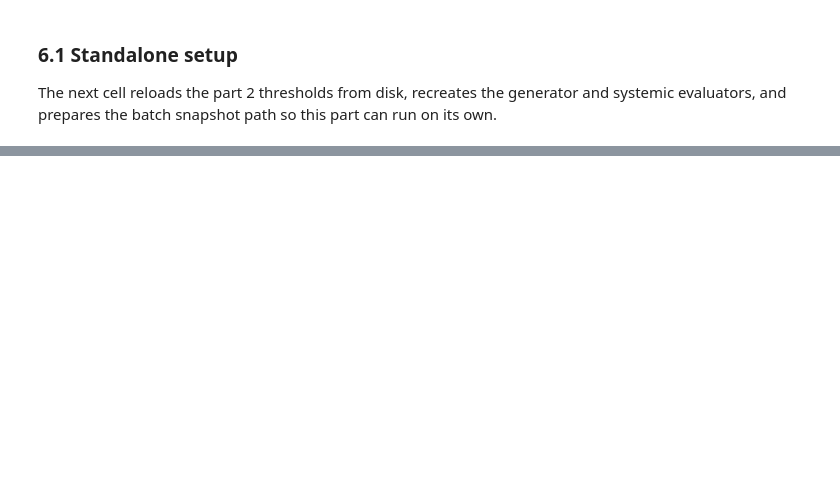
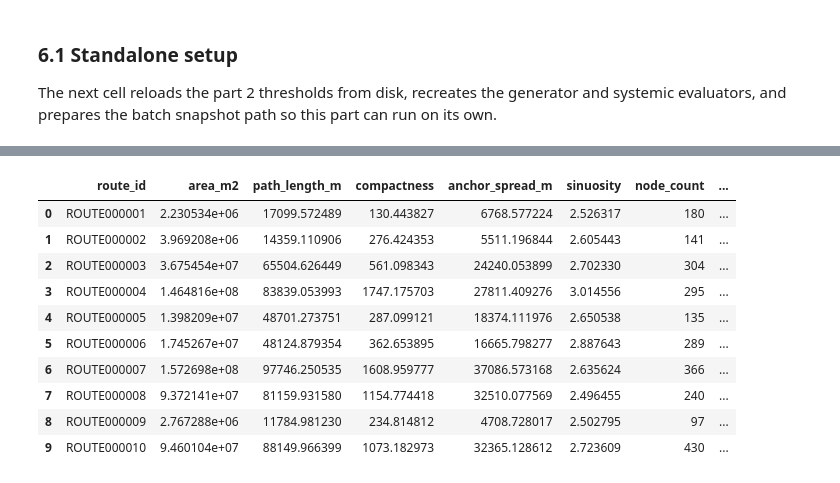
Before and after one commit to giosanchez0208/Thesis, a Jupyter notebook: notebooks/B4_jeepney_rl.ipynb, the cells around one changed output, grey strips where cells are left out. Cells and saved outputs as stored; diff of their text form; code cells hidden in the pictures; blank space fills up the shorter version.

```diff
--- a/notebooks/B4_jeepney_rl.ipynb
+++ b/notebooks/B4_jeepney_rl.ipynb
@@ -993,0 +1108,80 @@ display(current_library.head(10))
+# %%
+import json
+import math
+
+# Load current library
+current_library = load_existing_library(OUTPUT_CSV)
+if current_library.empty:
+    print("No routes in library yet. Run part 3 batch generation first.")
+else:
+    top_routes = current_library.loc[current_library.get('selected_top95', False) == True].copy()
+    if top_routes.empty:
+        top_routes = current_library.head(10)  # Fallback to top 10
+
+    def parse_latlons(json_str):
+        """Parse JSON-encoded lat/lon coordinates."""
+        if isinstance(json_str, str):
+            return json.loads(json_str)
+        return json_str
+
+    def compute_anchor_spread(anchor_latlon):
+        """Compute max distance between any two anchors (meters)."""
+        if len(anchor_latlon) < 2:
+            return 0.0
+        coords = [parse_latlons(x) if isinstance(x, str) else x for x in anchor_latlon]
+        max_dist = 0.0
+        for i in range(len(coords)):
+            for j in range(i + 1, len(coords)):
+                lat1, lon1 = coords[i]
+                lat2, lon2 = coords[j]
+                dlat = (lat2 - lat1) * 111000
+                dlon = (lon2 - lon1) * 111000 * math.cos(math.radians(lat1))
+                dist = math.sqrt(dlat**2 + dlon**2)
+                max_dist = max(max_dist, dist)
+        return max_dist
+
+    def compute_sinuosity(path_length, anchor_latlon):
+        """Estimate sinuosity from path length vs anchor span."""
+        spread = compute_anchor_spread(anchor_latlon)
+        if spread > 0:
+            return path_length / spread
+        return 1.0
+
+    # Extract geometry metrics
+    geometry_rows = []
+    for _, row in top_routes.iterrows():
+        anchor_latlon = parse_latlons(row['anchor_latlon']) if isinstance(row['anchor_latlon'], str) else row['anchor_latlon']
+        path_length = float(row['path_length_m'])
+        area = float(row['polygon_area_m2'])
+
+        compactness = area / max(path_length, 1.0)
+        anchor_spread = compute_anchor_spread(anchor_latlon)
+        sinuosity = compute_sinuosity(path_length, anchor_latlon)
+        nodes = row.get('route_node_ids')
+        if isinstance(nodes, str):
+            nodes = json.loads(nodes)
+        node_count = len(nodes) if nodes else 0
+
+        geometry_rows.append({
+            'route_id': row['route_id'],
+            'area_m2': area,
+            'path_length_m': path_length,
+            'compactness': compactness,
+            'anchor_spread_m': anchor_spread,
+            'sinuosity': sinuosity,
+            'node_count': node_count,
+            'screening_score': float(row['screening_risk_adjusted_score']),
+        })
+
+    geometry_df = pd.DataFrame(geometry_rows)
+
+    print(f"Top {len(top_routes)} routes geometry summary:")
+    print(f"  Area: {geometry_df['area_m2'].mean():.0f} ± {geometry_df['area_m2'].std():.0f} m²")
+    print(f"  Length: {geometry_df['path_length_m'].mean():.0f} ± {geometry_df['path_length_m'].std():.0f} m")
+    print(f"  Compactness: {geometry_df['compactness'].mean():.1f} ± {geometry_df['compactness'].std():.1f}")
+    print(f"  Anchor spread: {geometry_df['anchor_spread_m'].mean():.0f} ± {geometry_df['anchor_spread_m'].std():.0f} m")
+    print(f"  Sinuosity: {geometry_df['sinuosity'].mean():.2f} ± {geometry_df['sinuosity'].std():.2f}")
+    print(f"  Nodes: {geometry_df['node_count'].mean():.0f} ± {geometry_df['node_count'].std():.0f}")
+
+    display(geometry_df)
+# %% [output]
@@ -993,0 +1195,11 @@ display(current_library.head(10))
+|  | route_id | area_m2 | path_length_m | compactness | anchor_spread_m | sinuosity | node_count | ... |
+| 0 | ROUTE000001 | 2.230534e+06 | 17099.572489 | 130.443827 | 6768.577224 | 2.526317 | 180 | ... |
+| 1 | ROUTE000002 | 3.969208e+06 | 14359.110906 | 276.424353 | 5511.196844 | 2.605443 | 141 | ... |
+| 2 | ROUTE000003 | 3.675454e+07 | 65504.626449 | 561.098343 | 24240.053899 | 2.702330 | 304 | ... |
+| 3 | ROUTE000004 | 1.464816e+08 | 83839.053993 | 1747.175703 | 27811.409276 | 3.014556 | 295 | ... |
+| 4 | ROUTE000005 | 1.398209e+07 | 48701.273751 | 287.099121 | 18374.111976 | 2.650538 | 135 | ... |
+| 5 | ROUTE000006 | 1.745267e+07 | 48124.879354 | 362.653895 | 16665.798277 | 2.887643 | 289 | ... |
+| 6 | ROUTE000007 | 1.572698e+08 | 97746.250535 | 1608.959777 | 37086.573168 | 2.635624 | 366 | ... |
+| 7 | ROUTE000008 | 9.372141e+07 | 81159.931580 | 1154.774418 | 32510.077569 | 2.496455 | 240 | ... |
+| 8 | ROUTE000009 | 2.767288e+06 | 11784.981230 | 234.814812 | 4708.728017 | 2.502795 | 97 | ... |
+| 9 | ROUTE000010 | 9.460104e+07 | 88149.966399 | 1073.182973 | 32365.128612 | 2.723609 | 430 | ... |
```
Also changed, not shown: parts of 27 cells of this notebook, 10 other files.
